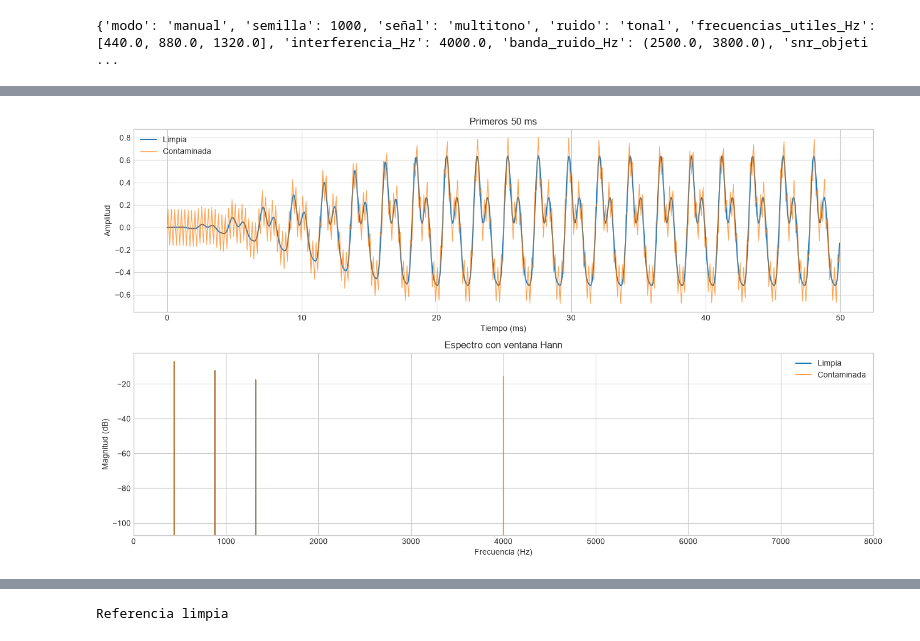
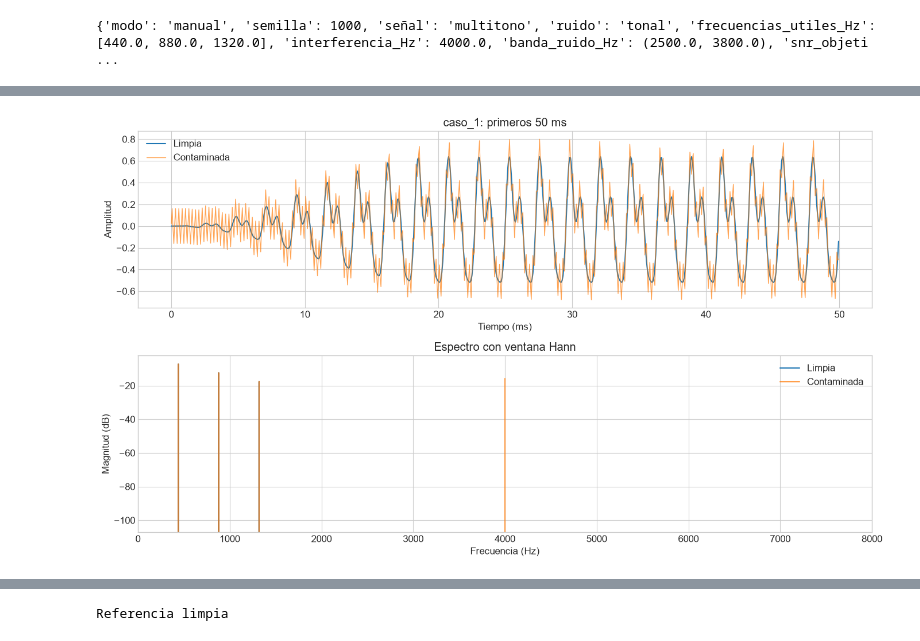
Before and after one commit to TamaraCM06/tcajiao_asm_2026_s2, a Jupyter notebook: proyecto_1_grupal/tarea1_grupo1/notebook.ipynb, the cells around one changed output, grey strips where cells are left out. Cells and saved outputs as stored; diff of their text form; code cells hidden in the pictures.

```diff
--- a/proyecto_1_grupal/tarea1_grupo1/notebook.ipynb
+++ b/proyecto_1_grupal/tarea1_grupo1/notebook.ipynb
@@ -135,0 +152,13 @@ def espectro(x, fs):
+# %%
+f_unilateral = np.fft.rfftfreq(N_EJEMPLO, 1 / FS_EJEMPLO)
+X_unilateral = X_fft[: N_EJEMPLO // 2 + 1]
+amplitudes_ejemplo = 2 * np.abs(X_unilateral) / N_EJEMPLO
+amplitudes_ejemplo[[0, -1]] /= 2  # DC y Nyquist no tienen un par distinto.
+componentes = np.abs(X_unilateral) > 1e-12
+amplitudes_ejemplo[~componentes] = 0
+fases_ejemplo = np.angle(X_unilateral, deg=True)
+fig = graficas.graficar_ejemplo_fourier(
+    t_ejemplo, x_ejemplo, f_unilateral, amplitudes_ejemplo, fases_ejemplo, componentes
+)
+fig.savefig(DIR_FIGURAS / 'fourier_ejemplo_2_1a.png')
+plt.show()
@@ -160,30 +207,45 @@ print({'modo':MODO,'semilla':SEMILLA,'señal':TIPO_SENAL,'ruido':TIPO_RUIDO,
 # %%
-if FS < 2*max(FRECUENCIAS_UTILES + [FRECUENCIA_INTERFERENCIA, BANDA_RUIDO[1]]):
-    raise ValueError('La configuración viola Nyquist. Aumente FS o reduzca las frecuencias.')
+casos_generados = {
+    nombre: generacion.generar_caso_configurado(cfg, FADE_MS) for nombre, cfg in configs.items()
+}
+for nombre, datos in casos_generados.items():
+    print(f"{nombre}: {len(datos['t'])} muestras | SNR obtenida: {datos['snr']:.3f} dB")
 
-t = np.arange(int(FS*DURACION))/FS
-clean = generar_limpia(TIPO_SENAL,t,FRECUENCIAS_UTILES,AMPLITUDES_UTILES,FASES_UTILES_GRADOS,rng)
-clean = fade(clean,FS,FADE_MS)
-noise_raw = generar_ruido(TIPO_RUIDO,t,FS,FRECUENCIA_INTERFERENCIA,BANDA_RUIDO,NUM_IMPULSOS,rng)
-noise = escalar_ruido_para_snr(clean,noise_raw,SNR_OBJETIVO_DB)
-noisy = clean + noise
-[clean, noise, noisy], gain = normalizar_conjunto(clean,noise,noisy,peak=PICO_MAXIMO)
-snr_real = snr_db(clean,noisy)
-print(f'Muestras: {len(t):,} | SNR obtenida: {snr_real:.3f} dB | Ganancia común: {gain:.5f}')
+if CASO is not None:
+    elegido = casos_generados[CASO]
+    t, clean, noise, noisy = (elegido[k] for k in ('t', 'clean', 'noise', 'noisy'))
+    gain, snr_real = elegido['gain'], elegido['snr']
+else:
+    if FS < 2 * max(FRECUENCIAS_UTILES + [FRECUENCIA_INTERFERENCIA, BANDA_RUIDO[1]]):
+        raise ValueError('La configuración viola Nyquist. Aumente FS o reduzca las frecuencias.')
 
-view = min(len(t),int(.05*FS))
-f1,m1 = espectro(clean,FS); f2,m2 = espectro(noisy,FS)
-fig,ax = plt.subplots(2,1,figsize=(14,8))
-ax[0].plot(t[:view]*1000,clean[:view],label='Limpia',lw=1.5)
-ax[0].plot(t[:view]*1000,noisy[:view],label='Contaminada',alpha=.7,lw=1)
-ax[0].set(xlabel='Tiempo (ms)',ylabel='Amplitud',title='Primeros 50 ms'); ax[0].legend()
-ax[1].plot(f1,m1,label='Limpia'); ax[1].plot(f2,m2,label='Contaminada',alpha=.75)
-ax[1].set_xlim(0,FS/2); ax[1].set_ylim(max(-120,np.max(m2)-100),np.max(m2)+5)
-ax[1].set(xlabel='Frecuencia (Hz)',ylabel='Magnitud (dB)',title='Espectro con ventana Hann'); ax[1].legend()
-plt.tight_layout()
-if CASO is not None:
-    RUTA_FIGURA = Path('resultados/figuras')/f'{CASO}_graficas.png'
-    RUTA_FIGURA.parent.mkdir(parents=True, exist_ok=True)
-    fig.savefig(RUTA_FIGURA, dpi=300)
-plt.show()
+    t = np.arange(int(FS * DURACION)) / FS
+    clean = generacion.generar_limpia(
+        TIPO_SENAL, t, FRECUENCIAS_UTILES, AMPLITUDES_UTILES, FASES_UTILES_GRADOS, rng
+    )
+    clean = generacion.fade(clean, FS, FADE_MS)
+    noise_raw = generacion.generar_ruido(
+        TIPO_RUIDO, t, FS, FRECUENCIA_INTERFERENCIA, BANDA_RUIDO, NUM_IMPULSOS, rng
+    )
+    noise = generacion.escalar_ruido_para_snr(clean, noise_raw, SNR_OBJETIVO_DB)
+    noisy = clean + noise
+    [clean, noise, noisy], gain = generacion.normalizar_conjunto(
+        clean, noise, noisy, peak=PICO_MAXIMO
+    )
+    snr_real = metricas.snr_db(clean, noisy, epsilon=1e-15)
+    print(f'Muestras: {len(t):,} | SNR obtenida: {snr_real:.3f} dB | Ganancia común: {gain:.5f}')
+
+Path('resultados/figuras').mkdir(parents=True, exist_ok=True)
+for nombre, datos in casos_generados.items():
+    fig = graficas.graficar_generacion(
+        datos['t'], datos['clean'], datos['noisy'], datos['fs'], nombre
+    )
+    fig.savefig(Path('resultados/figuras') / f'{nombre}_graficas.png', dpi=300)
+    if nombre == CASO:
+        display(fig)
+    plt.close(fig)
+if CASO is None:
+    fig = graficas.graficar_generacion(t, clean, noisy, FS, NOMBRE_PRUEBA)
+    display(fig)
+    plt.close(fig)
 # %% [output]
@@ -191,2 +255,2 @@ Muestras: 96,000 | SNR obtenida: 10.000 dB | Ganancia común: 0.43780
-[figure, old version]
+[figure, new version]
 # %% [markdown]
```
Also changed, not shown: parts of 50 cells of this notebook, 41 other files.
